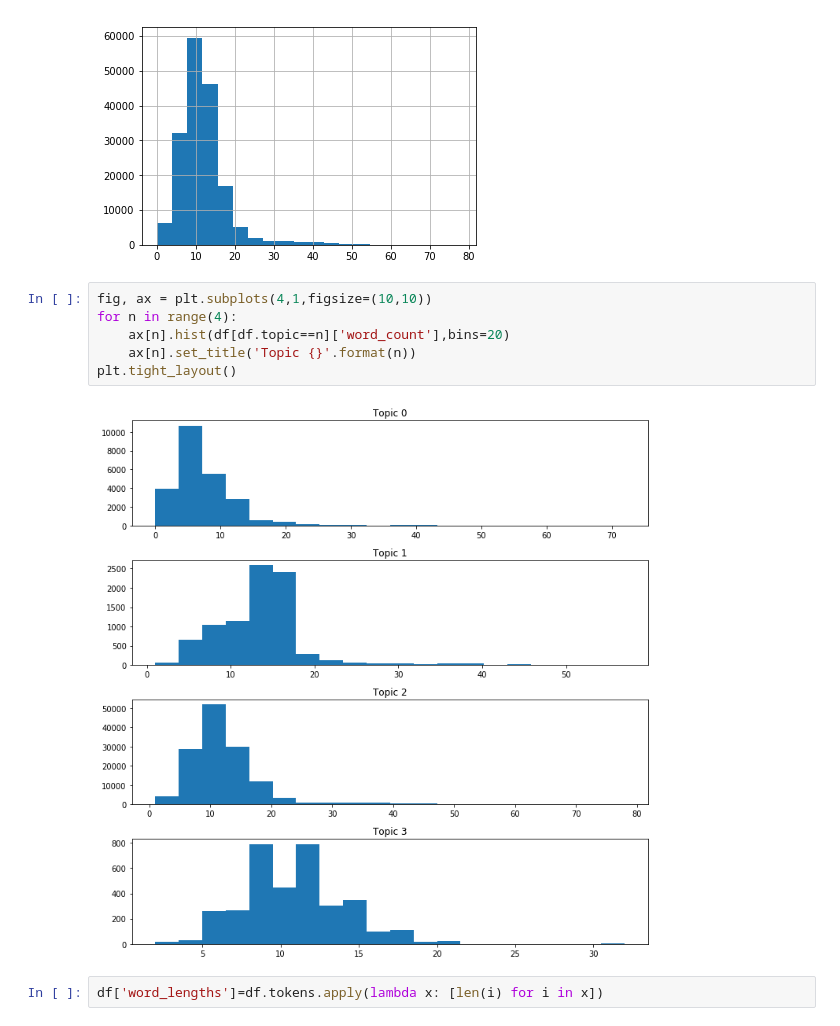
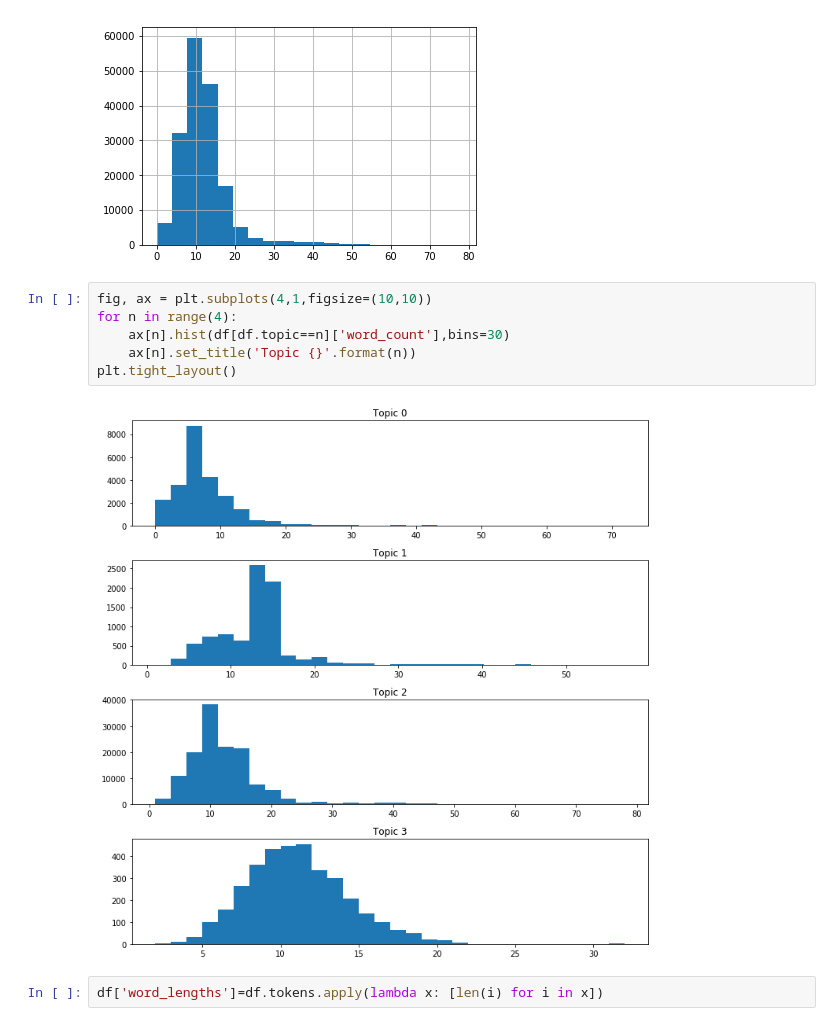
Before and after one commit to jabraunlin/tweets-russia-iran, a Jupyter notebook: clustering-john.ipynb, the cells around one changed output. Saved outputs shown, nothing was run; the diff lists cells and outputs as text.

```diff
--- a/clustering-john.ipynb
+++ b/clustering-john.ipynb
@@ -169,11 +169,11 @@ df.word_count.hist(bins=20)
 # %%
 fig, ax = plt.subplots(4,1,figsize=(10,10))
 for n in range(4):
-    ax[n].hist(df[df.topic==n]['word_count'],bins=20)
+    ax[n].hist(df[df.topic==n]['word_count'],bins=30)
     ax[n].set_title('Topic {}'.format(n))
 plt.tight_layout()
 # %% [output]
-[figure, old version]
+[figure, new version]
 # %%
 df['word_lengths']=df.tokens.apply(lambda x: [len(i) for i in x])
 # %%
```
Also changed, not shown: parts of 10 cells of this notebook.
